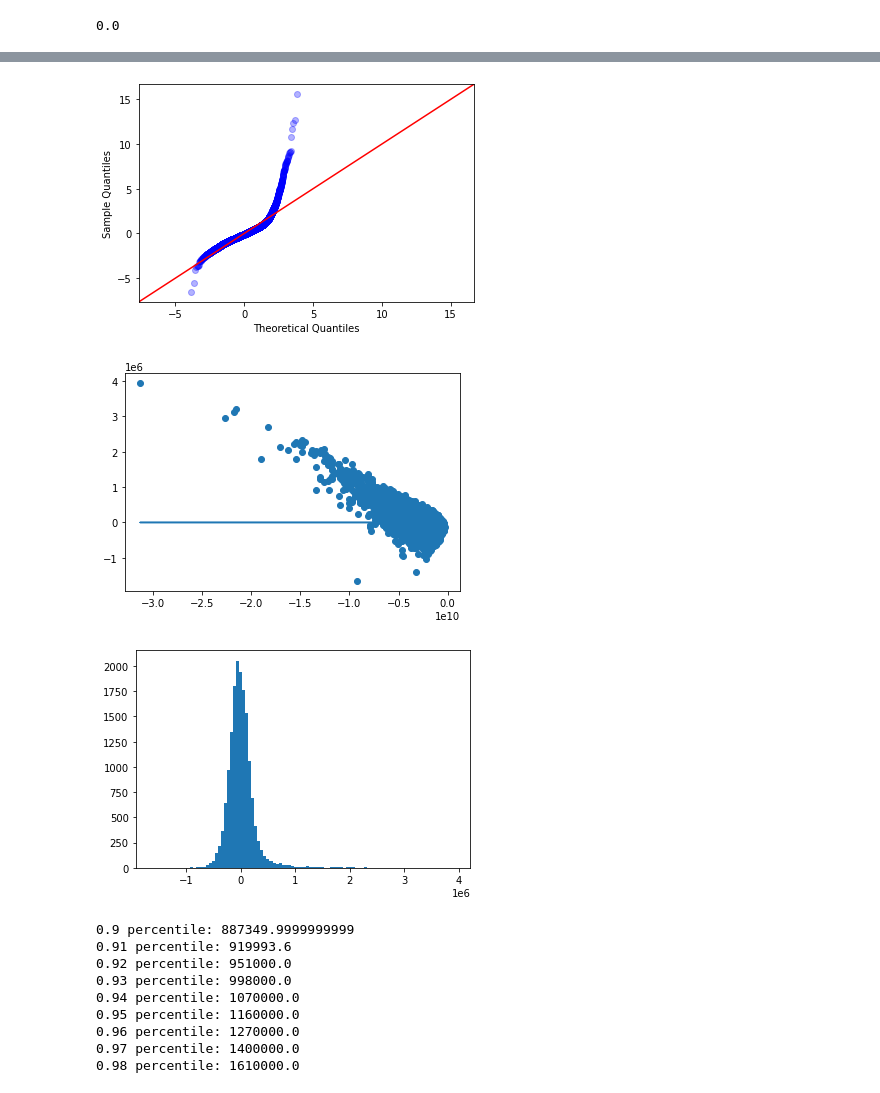
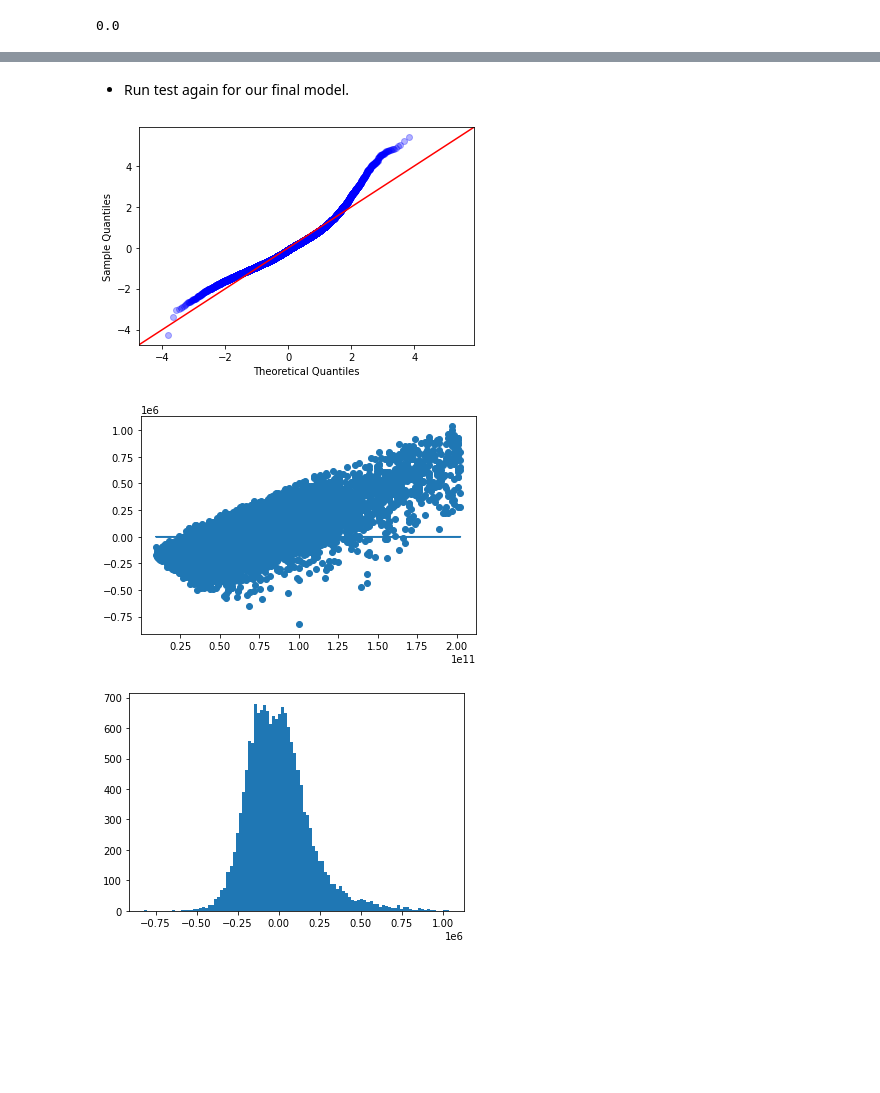
Before and after one commit to 281clo/King_County_House_Data_Analysis, a Jupyter notebook: Project.ipynb, the cells around one changed output, grey strips where cells are left out. Saved outputs shown, nothing was run; the diff lists cells and outputs as text; code cells hidden in the pictures; blank space fills up the shorter version.

Commit message:
Finalized Notebook

```diff
--- a/Project.ipynb
+++ b/Project.ipynb
@@ -451,12 +526,12 @@ Notes:
 # %%
-X_model4 = X_train.drop(columns=['sqft_lot','floors',
-                                            'bedrooms','sqft_basement','Average','Fair','Poor',
-                                           'sqft_living15','sqft_lot15','sqft_above','Very Good', 'bathrooms', 'grade', 'zipcode', 'Good'])
+X_model5 = X_train.drop(columns=['sqft_lot','floors',
+                                            'yr_built','sqft_basement','Average','Fair','Poor',
+                                           'sqft_living15','sqft_lot15','sqft_above','Very Good', 'bedrooms', 'grade', 'zipcode', 'Good'])
 # %%
-X_model_scaled4 = (X_model4 - np.mean(X_model4)) / np.std(X_model4)
+X_model_scaled5 = (X_model5 - np.mean(X_model5)) / np.std(X_model5)
 # %%
-X_int = sm.add_constant(X_model_scaled4)
-mod4 = sm.OLS(y_train, X_int).fit()
-mod4.summary()
+X_int = sm.add_constant(X_model_scaled5)
+mod5 = sm.OLS(y_train, X_int).fit()
+mod5.summary()
 # %% [output]
 OLS Regression Results
@@ -482,0 +560,4 @@ Notes:
+# %%
+X_int = sm.add_constant(X_model5)
+mod5 = sm.OLS(y_train, X_int).fit()
+mod5.summary()
@@ -483,16 +588,20 @@ Notes:
+# %% [markdown]
+* Run test again for our final model.
 # %%
 # QQ-plot of residuals
-residuals = mod4.resid
+residuals = mod5.resid
 fig = sm.graphics.qqplot(residuals, dist=stats.norm, alpha = 0.3, line='45', fit=True)
 fig.show()
 # %% [output]
-[figure, old version]
+[figure, new version]
 # %%
-train_df = pd.concat([X_model_scaled2, y_train], axis=1)
-plt.scatter(mod2.predict(train_df), mod2.resid)
-plt.plot(mod2.predict(train_df), [0 for i in range(len(train_df))]);
+# Combine our training data sets to run tests.
+# Check for homoscedasticity
+train_df = pd.concat([X_model_scaled5, y_train], axis=1)
+plt.scatter(mod5.predict(train_df), mod5.resid)
+plt.plot(mod5.predict(train_df), [0 for i in range(len(train_df))]);
 # %% [output]
-[figure, old version]
+[figure, new version]
 # %%
 from sklearn.linear_model import LinearRegression
 
@@ -504,7 +613,9 @@ train_preds = lr.predict(X_model_scaled2)
 # %%
+# Test for normality.
 train_residuals = y_train - train_preds
-plt.hist(train_residuals, label='Train', bins=100)
+
+plt.hist(train_residuals, bins=100)
 
 plt.show()
 # %% [output]
-[figure, old version]
+[figure, new version]
@@ -513,15 +621,0 @@ plt.show()
-# %%
-#Finding a cutoff point
-for i in range(90, 99):
-    q = i / 100
-    print('{} percentile: {}'.format(q, y_train.quantile(q=q)))
-# %% [output]
-0.9 percentile: 887349.9999999999
-0.91 percentile: 919993.6
-0.92 percentile: 951000.0
-0.93 percentile: 998000.0
-0.94 percentile: 1070000.0
-0.95 percentile: 1160000.0
-0.96 percentile: 1270000.0
-0.97 percentile: 1400000.0
-0.98 percentile: 1610000.0
```
Also changed, not shown: parts of 36 cells of this notebook, 7 other files.
